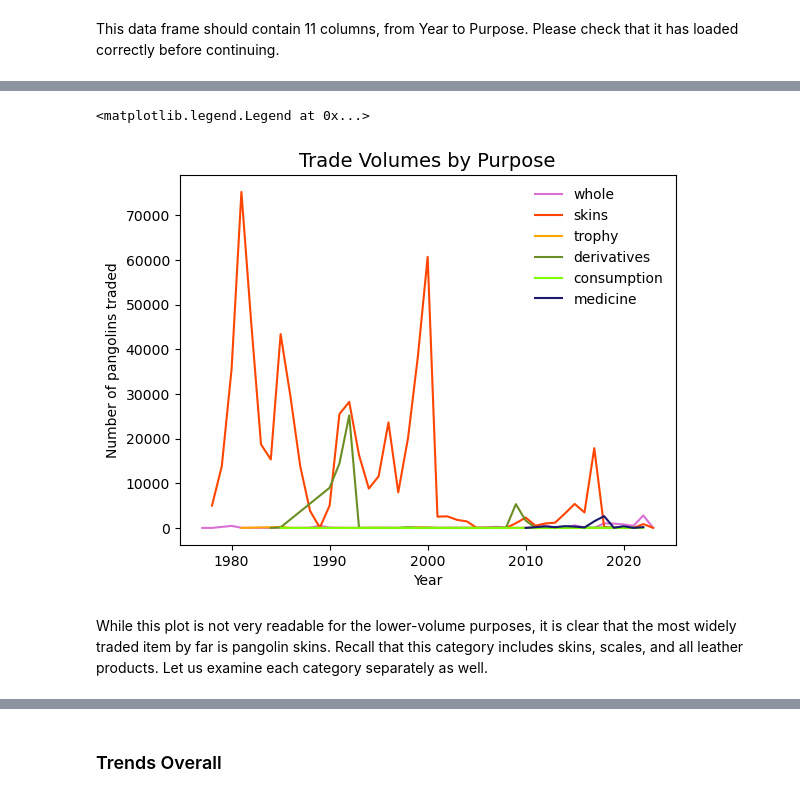
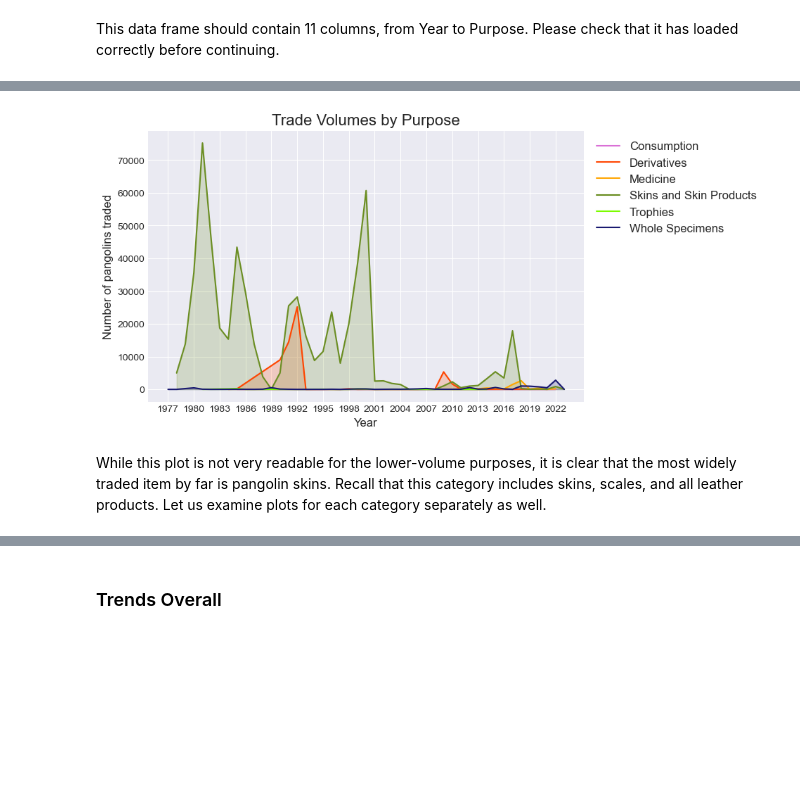
Before and after one commit to ACM40960/project-meganvdr, a Jupyter notebook: Exploratory Data Analysis.ipynb, the cells around one changed output, grey strips where cells are left out. Saved outputs shown, nothing was run; the diff lists cells and outputs as text; code cells hidden in the pictures; blank space fills up the shorter version.

```diff
--- a/Exploratory Data Analysis.ipynb
+++ b/Exploratory Data Analysis.ipynb
@@ -69,17 +118,24 @@ pur_medicine = pur_medicine.groupby('Year')['Number'].sum()
-# %%
-# Plot comparison
-plt.plot(pur_whole, color = 'orchid')
-plt.plot(pur_skins, color = 'orangered')
-plt.plot(pur_trophy, color = 'orange')
-plt.plot(pur_derivatives, color = 'olivedrab')
-plt.plot(pur_consumption, color = 'lawngreen')
-plt.plot(pur_medicine, color = 'midnightblue')
-plt.title('Trade Volumes by Purpose', fontsize = 14)
-plt.xlabel('Year')
-plt.ylabel('Number of pangolins traded')
-plt.legend(['whole', 'skins', 'trophy', 'derivatives', 'consumption', 'medicine'], frameon = False)
-# %% [output]
-<matplotlib.legend.Legend at 0x...>
-[figure, removed]
+# %%
+# Group data by purpose and year
+CITES_pur = CITES.groupby(['Purpose', 'Year'])['Number'].sum()
+
+# List of purposes and colours to use
+purposes = sorted(CITES['Purpose'].unique())
+titles_pur = ['Consumption', 'Derivatives', 'Medicine', 'Skins and Skin Products', 'Trophies', 'Whole Specimens']
+colours_pur = ['orchid', 'orangered', 'orange', 'olivedrab', 'lawngreen', 'midnightblue']
+# %%
+# Plot comparisons
+plt.figure(figsize = (8,5))
+for p in range(0, len(purposes)):
+    plt.plot(CITES_pur[purposes[p]], color = colours_pur[p], label = titles_pur[p])
+    plt.fill_between(CITES_pur[purposes[p]].index, CITES_pur[purposes[p]], color = colours_pur[p], alpha = 0.2)
+plt.title('Trade Volumes by Purpose', fontsize = 16)
+plt.xlabel('Year', fontsize = 12)
+plt.ylabel('Number of pangolins traded', fontsize = 12)
+plt.legend(frameon = False, bbox_to_anchor = (1.42, 1), fontsize = 12)
+plt.xticks(np.arange(min(CITES['Year']), max(CITES['Year'])+1, 3))
+plt.style.use('seaborn-v0_8-darkgrid')
+# %% [output]
+[figure, added]
 # %% [markdown]
-While this plot is not very readable for the lower-volume purposes, it is clear that the most widely traded item by far is pangolin skins.  Recall that this category includes skins, scales, and all leather products.  Let us examine each category separately as well.
+While this plot is not very readable for the lower-volume purposes, it is clear that the most widely traded item by far is pangolin skins.  Recall that this category includes skins, scales, and all leather products.  Let us examine plots for each category separately as well.
```
Also changed, not shown: parts of 26 cells of this notebook, 2 other files.
